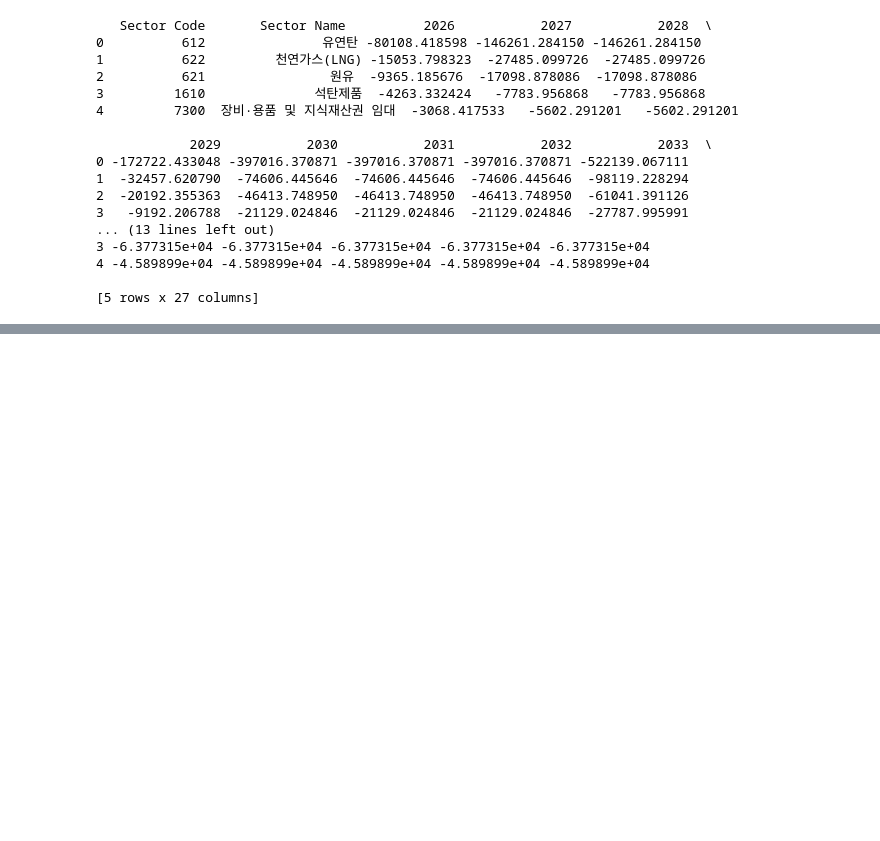
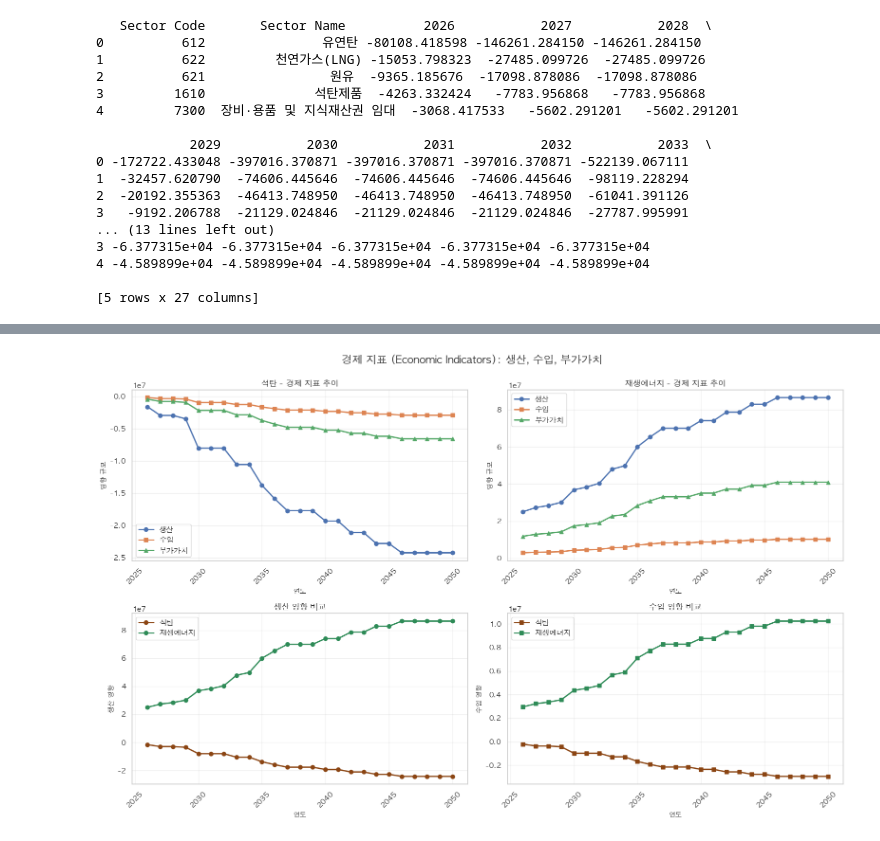
Before and after one commit to PLANiT-Institute/steel_iotable, a Jupyter notebook: visualisation.ipynb, the cells around one changed output, grey strips where cells are left out. Saved outputs shown, nothing was run; the diff lists cells and outputs as text; code cells hidden in the pictures; blank space fills up the shorter version.

```diff
--- a/visualisation.ipynb
+++ b/visualisation.ipynb
@@ -45,10 +115,10 @@ for sheet in sheet_names:
     print(f"  - {sheet}")
 
 # 1610이 포함되고 'indirect', 'import', 'value_added'가 포함된 시트 필터링
-target_keywords = ['indirect', 'import', 'value_added']
+target_keywords = ['고용', '취업']
 filtered_sheets = [sheet for sheet in sheet_names
-                   if '1610' in sheet and any(keyword in sheet.lower() for keyword in target_keywords)]
+                   if '석탄' in sheet and any(keyword in sheet.lower() for keyword in target_keywords)]
 
-print(f"\nFiltered sheets (with 1610 and indirect/import/value_added):")
+print(f"\nFiltered sheets:")
 for sheet in filtered_sheets:
     print(f"  - {sheet}")
@@ -198,7 +208,7 @@ print(coal_df)
 renewable_data = {}
 for indicator in indicators.keys():
     matching_sheets = [sheet for sheet in sheet_names
-                      if '재생에너지' in sheet and indicator in sheet]
+                        if '재생에너지' in sheet and indicator in sheet]
     print(f"재생에너지 - {indicator}: {matching_sheets}")
 
     if matching_sheets:
@@ -214,4 +224,7 @@ for indicator in indicators.keys():
 
 print("\n재생에너지 데이터:")
 renewable_df = pd.DataFrame(renewable_data)
+# 2025년 행(인덱스에 2025가 있으면) 삭제
+if 2025 in renewable_df.index:
+    renewable_df = renewable_df.drop(2025)
 print(renewable_df)
@@ -247,3 +258,10 @@ print("(행: 지표, 열: 연도)")
+# %%
+# 'output/total_impact_per_year.xlsx'에서 데이터프레임 불러오기
+
+with pd.ExcelFile('output/total_impact_per_year.xlsx') as xls:
+    coal_df = pd.read_excel(xls, sheet_name='석탄', index_col=0)
+    renewable_df = pd.read_excel(xls, sheet_name='재생에너지', index_col=0)
+    total_df = pd.read_excel(xls, sheet_name='통합', index_col=0)
 # %%
 # Economic Indicators 시각화 (생산, 수입, 부가가치)
 fig, axes = plt.subplots(2, 2, figsize=(16, 10))
@@ -267,35 +285,37 @@ renewable_economic = renewable_df[economic_indicators]
 
 axes[0, 1].plot(renewable_economic.index, renewable_economic['생산'], marker='o', linewidth=2, label='생산')
 axes[0, 1].plot(renewable_economic.index, renewable_economic['수입'], marker='s', linewidth=2, label='수입')
 axes[0, 1].plot(renewable_economic.index, renewable_economic['부가가치'], marker='^', linewidth=2, label='부가가치')
 axes[0, 1].set_title('재생에너지 - 경제 지표 추이', fontsize=12, fontweight='bold')
 axes[0, 1].set_xlabel('연도', fontsize=10)
 axes[0, 1].set_ylabel('영향 규모', fontsize=10)
 axes[0, 1].legend(loc='best')
 axes[0, 1].grid(alpha=0.3)
 axes[0, 1].tick_params(axis='x', rotation=45)
 
 # 석탄 vs 재생에너지 - 생산 비교
 axes[1, 0].plot(coal_economic.index, coal_economic['생산'], marker='o', linewidth=2, label='석탄', color='#8B4513')
 axes[1, 0].plot(renewable_economic.index, renewable_economic['생산'], marker='o', linewidth=2, label='재생에너지', color='#2E8B57')
 axes[1, 0].set_title('생산 영향 비교', fontsize=12, fontweight='bold')
 axes[1, 0].set_xlabel('연도', fontsize=10)
 axes[1, 0].set_ylabel('생산 영향', fontsize=10)
 axes[1, 0].legend(loc='best')
 axes[1, 0].grid(alpha=0.3)
 axes[1, 0].tick_params(axis='x', rotation=45)
 
-# 석탄 vs 재생에너지 - 부가가치 비교
-axes[1, 1].plot(coal_economic.index, coal_economic['부가가치'], marker='^', linewidth=2, label='석탄', color='#8B4513')
-axes[1, 1].plot(renewable_economic.index, renewable_economic['부가가치'], marker='^', linewidth=2, label='재생에너지', color='#2E8B57')
-axes[1, 1].set_title('부가가치 영향 비교', fontsize=12, fontweight='bold')
+# 석탄 vs 재생에너지 - 수입 비교
+axes[1, 1].plot(coal_economic.index, coal_economic['수입'], marker='s', linewidth=2, label='석탄', color='#8B4513')
+axes[1, 1].plot(renewable_economic.index, renewable_economic['수입'], marker='s', linewidth=2, label='재생에너지', color='#2E8B57')
+axes[1, 1].set_title('수입 영향 비교', fontsize=12, fontweight='bold')
 axes[1, 1].set_xlabel('연도', fontsize=10)
-axes[1, 1].set_ylabel('부가가치 영향', fontsize=10)
+axes[1, 1].set_ylabel('수입 영향', fontsize=10)
 axes[1, 1].legend(loc='best')
 axes[1, 1].grid(alpha=0.3)
 axes[1, 1].tick_params(axis='x', rotation=45)
 
 plt.suptitle('경제 지표 (Economic Indicators): 생산, 수입, 부가가치', fontsize=16, fontweight='bold', y=0.995)
 plt.tight_layout()
 plt.savefig('output/economic_indicators_trends.png', dpi=300, bbox_inches='tight')
 plt.show()
+# %% [output]
+[figure, added]
```
Also changed, not shown: parts of 22 cells of this notebook, 20 other files.
